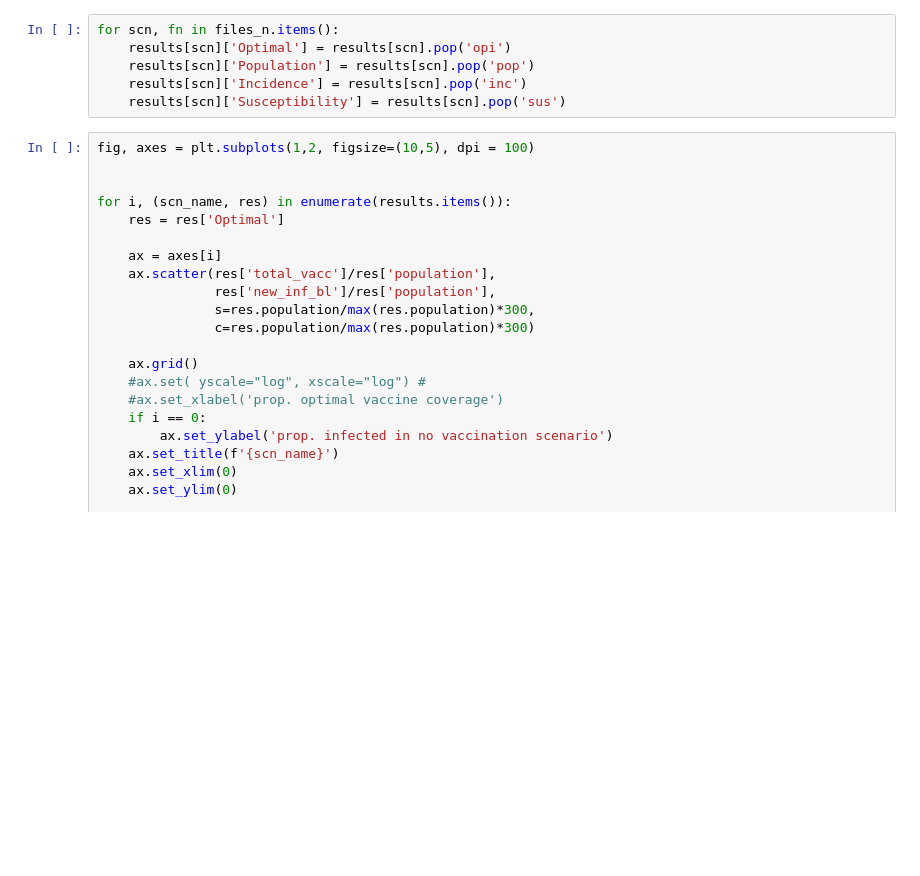
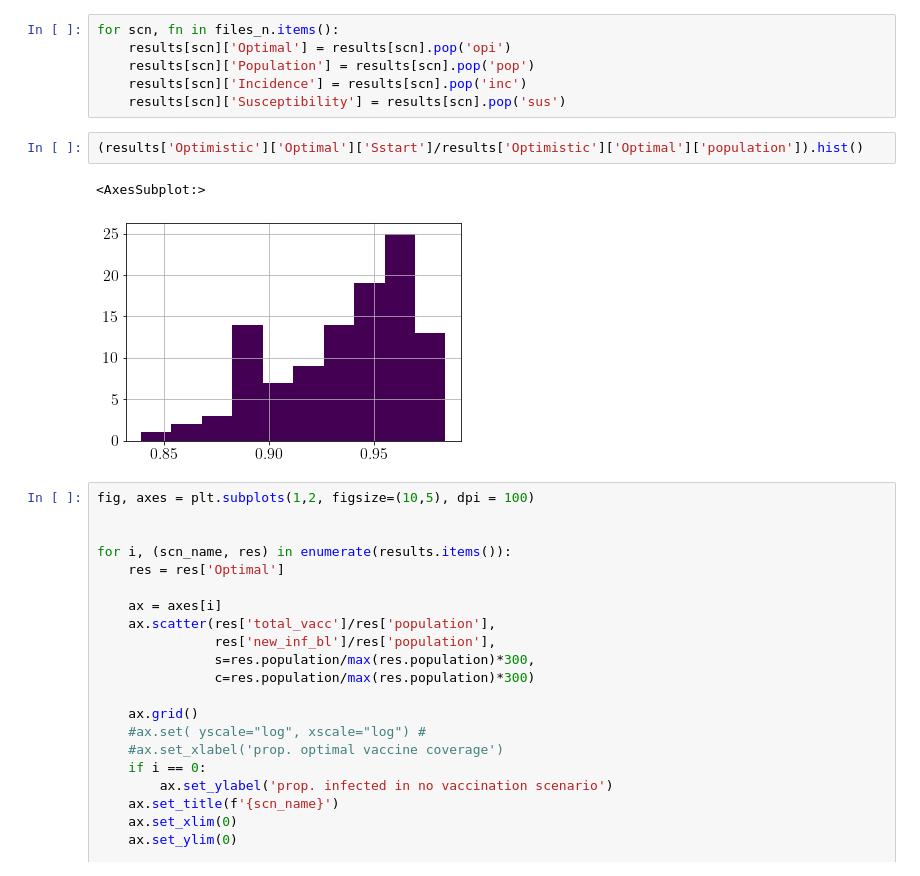
Before and after one commit to jcblemai/COVID-19_italy-vaccination-oc, a Jupyter notebook: analysis_opt-newFIG.ipynb, the cells around one changed output. Drawn from its saved outputs; the diff is of its cells as text; blank space fills up the shorter version.

```diff
--- a/analysis_opt-newFIG.ipynb
+++ b/analysis_opt-newFIG.ipynb
@@ -99,6 +99,11 @@ for scn, fn in files_n.items():
     results[scn]['Population'] = results[scn].pop('pop')
     results[scn]['Incidence'] = results[scn].pop('inc')
     results[scn]['Susceptibility'] = results[scn].pop('sus')
+# %%
+(results['Optimistic']['Optimal']['Sstart']/results['Optimistic']['Optimal']['population']).hist()
+# %% [output]
+<AxesSubplot:>
+[figure, added]
 # %%
 fig, axes = plt.subplots(1,2, figsize=(10,5), dpi = 100)
 
```
Also changed, not shown: parts of 3 cells of this notebook, 4 other files.
